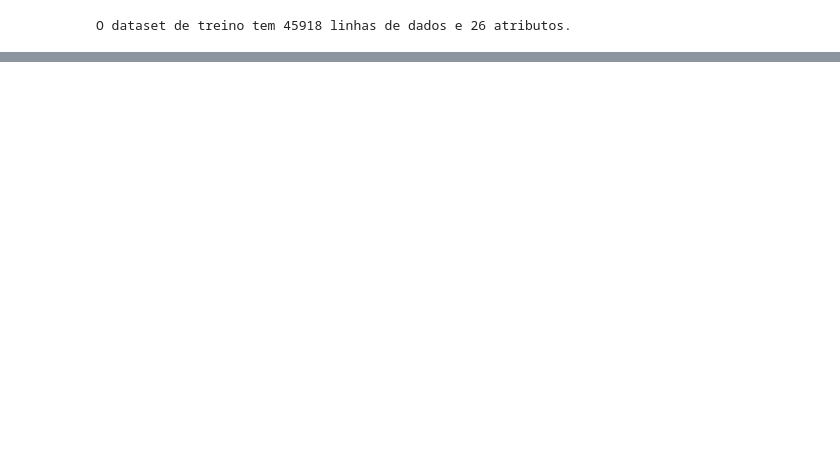
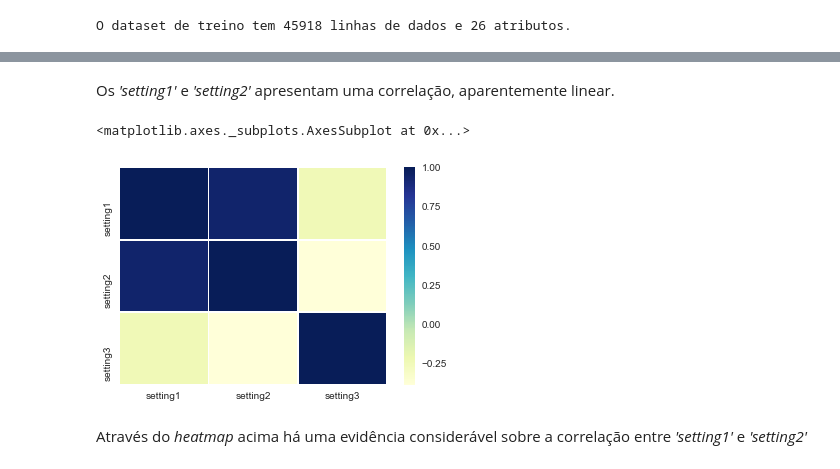
Before and after one commit to ThiagoGrabe/Nasa-Engine, a Jupyter notebook: Engine_NASA Data.ipynb, the cells around one changed output, grey strips where cells are left out. Saved outputs shown, nothing was run; the diff lists cells and outputs as text; code cells hidden in the pictures; blank space fills up the shorter version.

```diff
--- a/Engine_NASA Data.ipynb
+++ b/Engine_NASA Data.ipynb
@@ -80,0 +88,9 @@ train_data.describe()
+# %% [markdown]
+Os *'setting1'* e *'setting2'* apresentam uma correlação, aparentemente linear.
+# %%
+sns.heatmap(settings_data.corr(),annot = False,fmt = ".2f",linewidths=.7,cmap="YlGnBu")
+# %% [output]
+<matplotlib.axes._subplots.AxesSubplot at 0x...>
+[figure, added]
+# %% [markdown]
+Através do *heatmap* acima há uma evidência considerável sobre a correlação entre *'setting1'* e *'setting2'*
```
Also changed, not shown: parts of 7 cells of this notebook.
